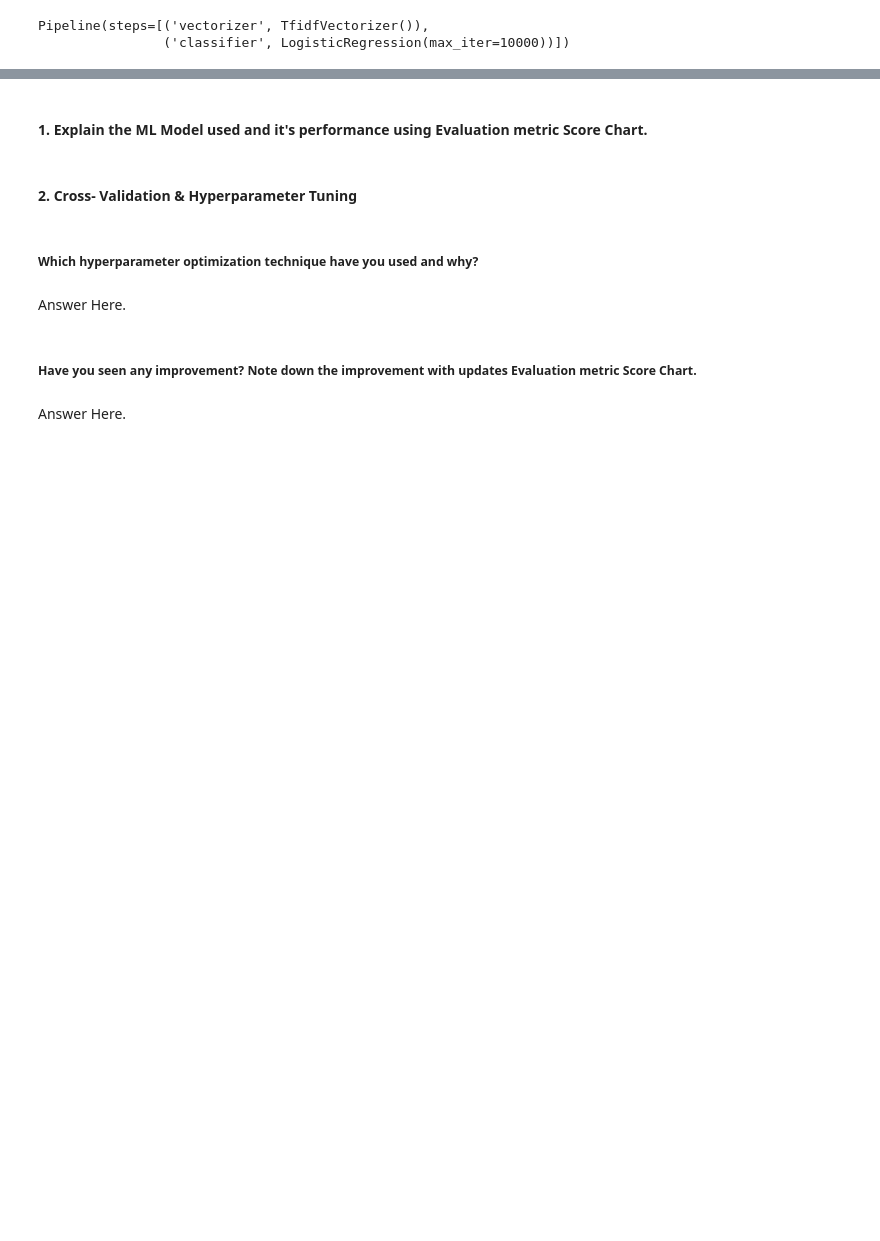
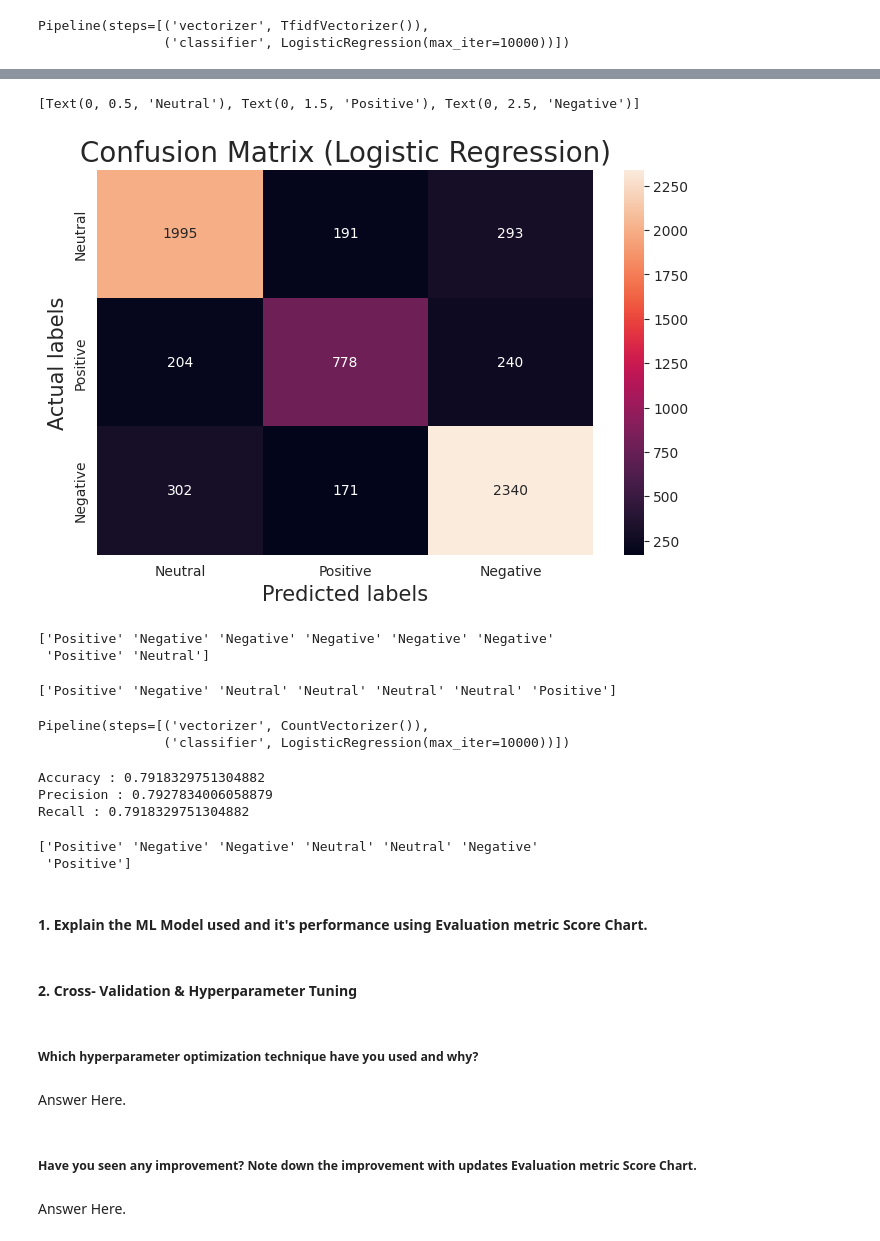
Before and after one commit to Jeetesh-KumarM/CAPSTONE-PROJECT-3-CLASSIFICATION, a Jupyter notebook: Coronavirus_Tweet_Sentiment_Analysis.ipynb, the cells around one changed output, grey strips where cells are left out. Cells and saved outputs as stored; diff of their text form; code cells hidden in the pictures; blank space fills up the shorter version.

```diff
--- a/Coronavirus_Tweet_Sentiment_Analysis.ipynb
+++ b/Coronavirus_Tweet_Sentiment_Analysis.ipynb
@@ -914,0 +965,3 @@ Recall : 0.7844642308873196
+# %%
+y2_pred = model.predict(X_test)
+print(classification_report(y_test,y2_pred))
@@ -915,3 +978,67 @@ Recall : 0.7844642308873196
+# %%
+#Plotting Confussion matrix
+labels=['Neutral','Positive','Negative']
+cf1= (confusion_matrix(y_test,y2_pred))
+plt.figure(figsize=(8,5))
+ax= plt.subplot()
+sns.heatmap(cf1, annot=True, fmt=".0f",ax = ax)
+
+# labels, title and ticks
+ax.set_xlabel('Predicted labels', fontsize=15)
+ax.set_ylabel('Actual labels', fontsize=15)
+ax.set_title('Confusion Matrix (Logistic Regression)', fontsize=20)
+ax.xaxis.set_ticklabels(labels)
+ax.yaxis.set_ticklabels(labels)
+# %% [output]
+[Text(0, 0.5, 'Neutral'), Text(0, 1.5, 'Positive'), Text(0, 2.5, 'Negative')]
+[figure, added]
+# %%
+Tweet = ['hospitals are good', 'boy is sad',
+         'he fell sick', 'he is not satisfied',
+        'he is angry with his behaviour', 'taste of food bad', 'snacks are good','snacks are average']
+result = model.predict(Tweet)
+
+print(result)
+# %% [output]
+['Positive' 'Negative' 'Negative' 'Negative' 'Negative' 'Negative'
+ 'Positive' 'Neutral']
+# %%
+Tweet = ['hospitals are good', 'boy is sad',
+         'he fell sick', 'he is not satisfied',
+        'he is angry with his behaviour', 'taste of food bad', 'snacks are good']
+result = model1.predict(Tweet)
+
+print(result)
+# %% [output]
+['Positive' 'Negative' 'Neutral' 'Neutral' 'Neutral' 'Neutral' 'Positive']
+# %%
+#CountVectorizer
+from sklearn.feature_extraction.text import CountVectorizer
+cvec = CountVectorizer()
+model2 = Pipeline([('vectorizer',cvec),('classifier',LR)])
+model2.fit(X_train, y_train)
+# %% [output]
+Pipeline(steps=[('vectorizer', CountVectorizer()),
+                ('classifier', LogisticRegression(max_iter=10000))])
+# %%
+y_pred2 = model2.predict(X_test)
+print('Accuracy :' ,accuracy_score(y_test,y_pred2))
+print('Precision :', precision_score(y_test,y_pred2, average='weighted'))
+print('Recall :', recall_score(y_test,y_pred2, average='weighted'))
+# %% [output]
+Accuracy : 0.7918329751304882
+Precision : 0.7927834006058879
+Recall : 0.7918329751304882
+# %%
+Tweet = ['hospitals are good', 'boy is sad',
+         'he fell sick', 'he is not satisfied',
+        'he is angry with his behaviour', 'taste of food bad', 'snacks are good']
+result = model2.predict(Tweet)
+
+print(result)
+# %% [output]
+['Positive' 'Negative' 'Negative' 'Neutral' 'Neutral' 'Negative'
+ 'Positive']
 # %% [markdown]
 #### 1. Explain the ML Model used and it's performance using Evaluation metric Score Chart.
 # %%
```
Also changed, not shown: parts of 22 cells of this notebook.
